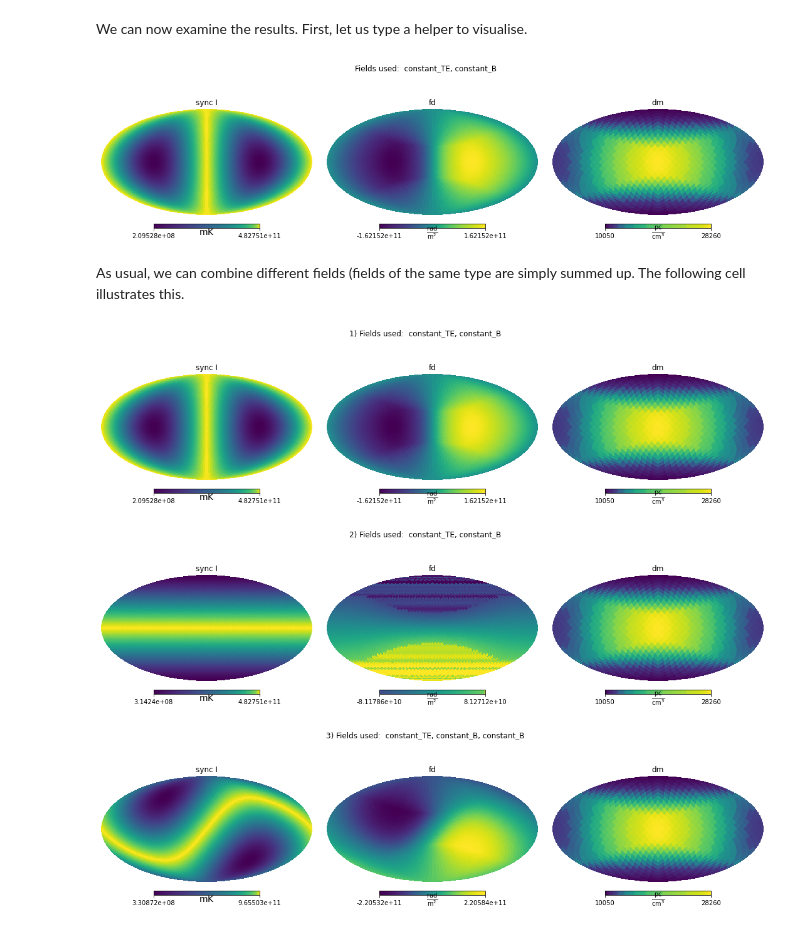
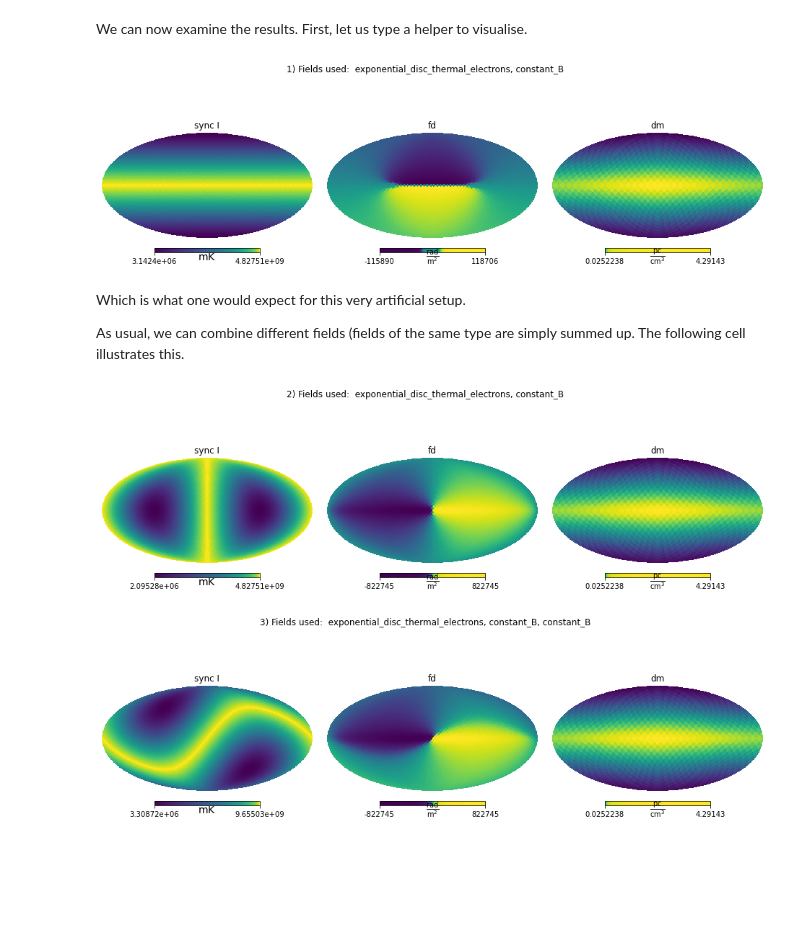
Before and after one commit to IMAGINE-Consortium/imagine, a Jupyter notebook: tutorials/tutorial_hammurabi.ipynb, the cells around one changed output. Drawn from its saved outputs; the diff is of its cells as text; code cells hidden in the pictures; blank space fills up the shorter version.

```diff
--- a/tutorials/tutorial_hammurabi.ipynb
+++ b/tutorials/tutorial_hammurabi.ipynb
@@ -173,10 +162,13 @@ simer._ham.mod_par(['grid', 'box_brnd', 'nz'], {'value': '20'})
 # %%
 from imagine.fields.hamx.brnd_es import BrndES
 
-paramlist = {'rms': 6., 'k0': 0.5, 'a0': 1.7,
-             'k1': 0.5, 'a1': 0.0,
-             'rho': 0.5, 'r0': 8., 'z0': 1.}
-brnd_es = BrndES(parameters=paramlist, ensemble_size=ensemble_size)
+paramlist_Brnd = {'rms': 6., 'k0': 0.5, 'a0': 1.7,
+                  'k1': 0.5, 'a1': 0.0,
+                  'rho': 0.5, 'r0': 8., 'z0': 1.}
+brnd_es = BrndES(parameters=paramlist_Brnd, ensemble_size=ensemble_size)
+
+# Modify the random field grid for limiting the notebook's memory consumption.
+brnd_es.set_grid_size(nx=100, ny=100, nz=40)
 # %% [markdown]
 Now use the simulator to generate the maps from these field components and visualize:
 # %%
@@ -218,19 +211,24 @@ grid = img.UniformGrid([[-25,25]]*3*u.kpc,
 
 # Two magnetic fields: constant By and constant Bz across the box
 By_only = basic_fields.ConstantMagneticField(grid,
-                                             parameters={'Bx':0*u.microgauss,
-                                                         'By':10*u.microgauss,
-                                                         'Bz':0*u.microgauss})
+                                             parameters={'Bx': 0*u.microgauss,
+                                                         'By': 1*u.microgauss,
+                                                         'Bz': 0*u.microgauss})
 Bz_only = basic_fields.ConstantMagneticField(grid,
-                                             parameters={'Bx':0*u.microgauss,
-                                                         'By':0*u.microgauss,
-                                                         'Bz':10*u.microgauss})
+                                             parameters={'Bx': 0*u.microgauss,
+                                                         'By': 0*u.microgauss,
+                                                         'Bz': 1*u.microgauss})
 # Constant electron density in the box
-ne = basic_fields.constantThermalElectrons(grid, parameters={'ne':1*u.cm**-3})
+# ne = basic_fields.constantThermalElectrons(grid, ensemble_size=ensemble_size,
+#                                            parameters={'ne':1*u.cm**-3})
+ne = basic_fields.ExponentialThermalElectrons(grid,
+                                              parameters={'central_density' : 0.01*u.cm**-3,
+                                                          'scale_radius' : 3*u.kpc,
+                                                          'scale_height' : 100*u.pc})
 # %% [markdown]
 We can run hammurabi by simply provinding the fields in the fields list
 # %%
-fields_list1 = [ne, By_only]
+fields_list1 = [ne, Bz_only]
 maps = simer(fields_list1)
 # %% [markdown]
 We can now examine the results. First, let us type a helper to visualise.
@@ -242,31 +240,33 @@ def show_maps(maps, fig):
         name = key[0]
         if key[3] != 'nan':
             name += ' '+key[3]
-        hp.mollview(simulated_data, norm='hist', sub=(1,len(maps.keys()),i+1), fig=fig, unit=simulated_unit._repr_latex_(), title=name)
+        hp.mollview(simulated_data, norm='hist', sub=(1,len(maps.keys()),i+1),
+                    fig=fig, unit=simulated_unit._repr_latex_(), title=name)
 # %%
 # Creates a list of names
 field_names = [field.field_name for field in fields_list1]
 
-fig = plt.figure(figsize=(15.0, 4.0))
+fig = plt.figure(figsize=(13.0, 4.0))
 show_maps(maps, fig)
-plt.suptitle('Fields used:  ' + ', '.join(field_names));
+plt.suptitle('1) Fields used:  ' + ', '.join(field_names));
 # %% [output]
-[figure, old version]
+[figure, new version]
 # %% [markdown]
+Which is what one would expect for this very artificial setup.
+
 As usual, we can combine different fields (fields of the same type are simply summed up. The following cell illustrates this.
 # %%
-fields_list2 = [ne, Bz_only]
+fields_list2 = [ne, By_only]
 fields_list3 = [ne, By_only, Bz_only]
 
-for i, fields_list in enumerate([fields_list1, fields_list2, fields_list3]):
+for i, fields_list in enumerate([fields_list2, fields_list3]):
     # Creates a list of names
     field_names = [field.field_name for field in fields_list]
 
-    fig = plt.figure(figsize=(15.0, 4.0))
+    fig = plt.figure(figsize=(13.0, 4.0))
     maps = simer(fields_list)
     show_maps(maps, fig)
-    plt.suptitle(str(i+1)+') Fields used:  ' + ', '.join(field_names));
+    plt.suptitle(str(i+2)+') Fields used:  ' + ', '.join(field_names));
 # %% [output]
-[figure, old version]
+[figure, new version]
-[figure, old version]
+[figure, new version]
-[figure, removed]
```
Also changed, not shown: parts of 9 cells of this notebook, 3 other files.
